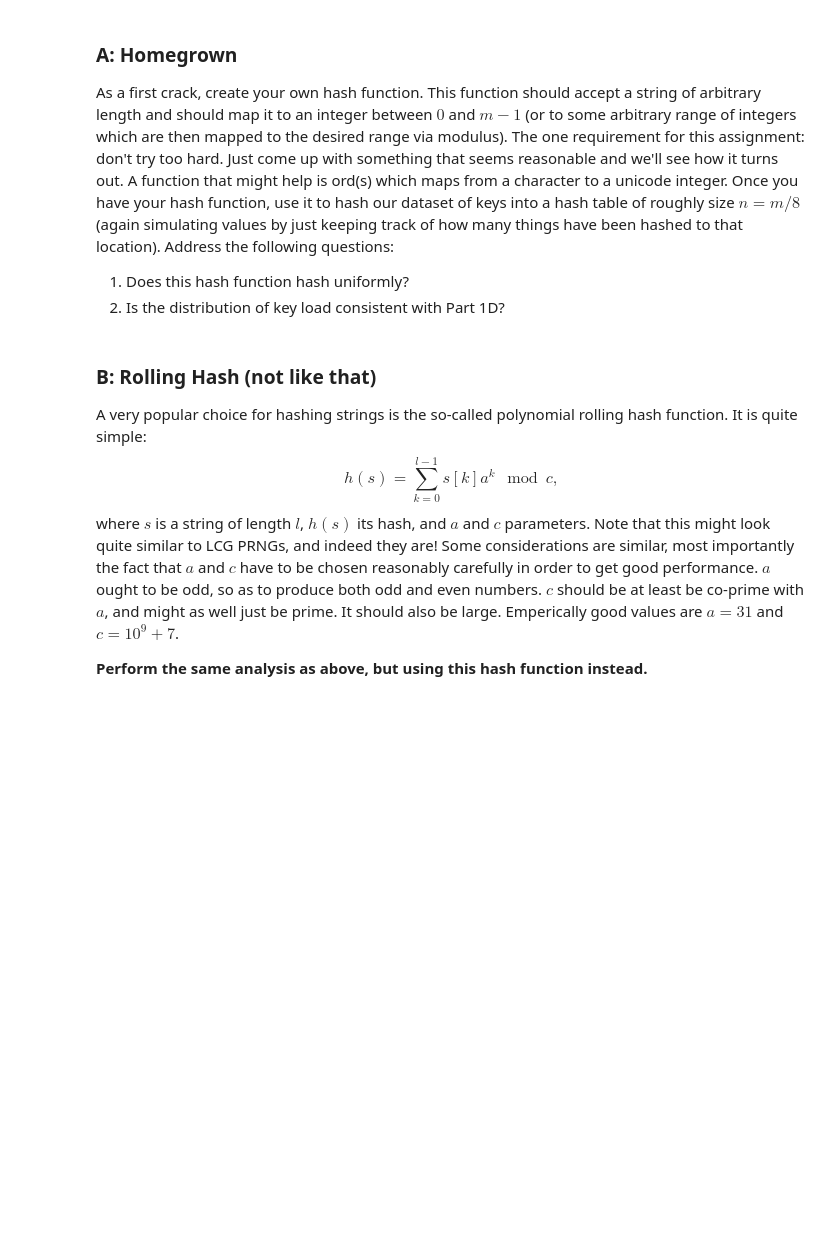
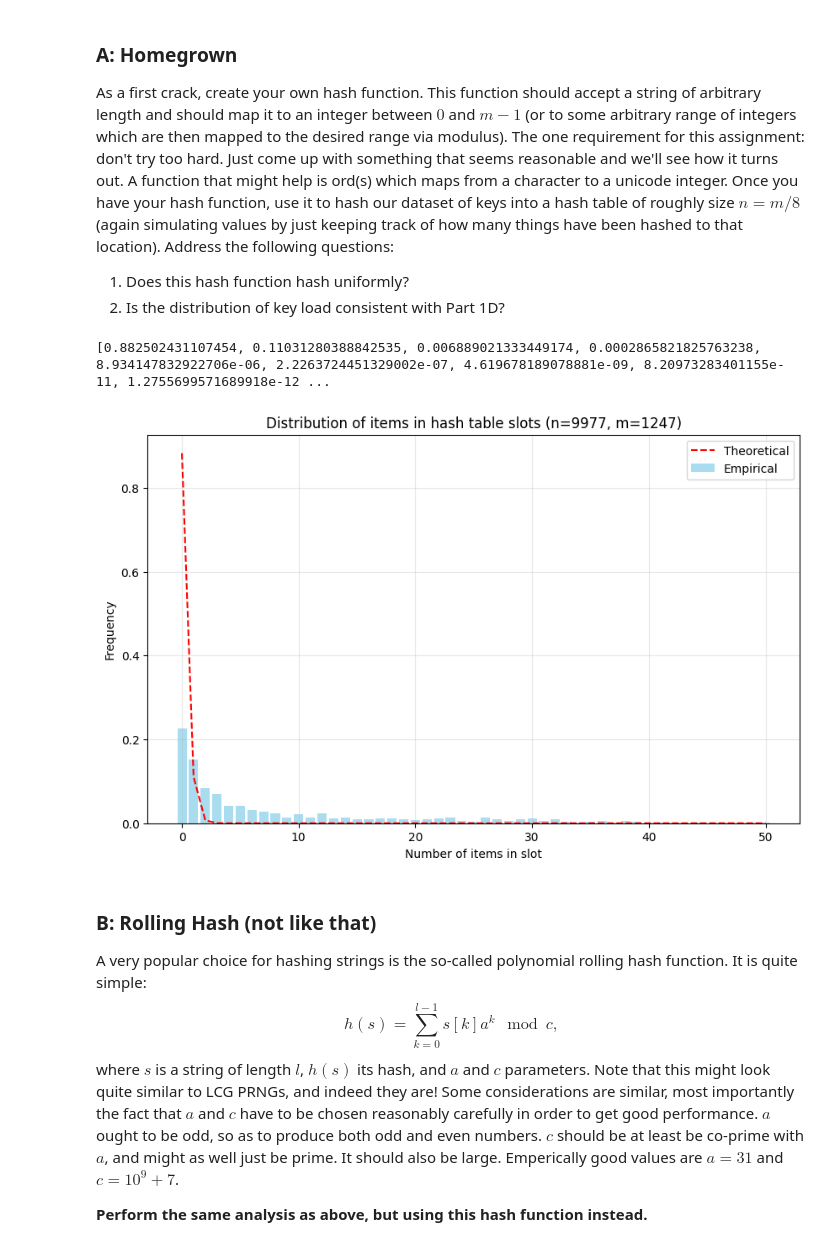
Before and after one commit to cake-dev/InfoRandoClass, a Jupyter notebook: computing_assignment_2_hashes.ipynb, the cells around one changed output. Drawn from its saved outputs; the diff is of its cells as text; code cells hidden in the pictures; blank space fills up the shorter version.

```diff
--- a/computing_assignment_2_hashes.ipynb
+++ b/computing_assignment_2_hashes.ipynb
@@ -255,6 +276,22 @@ print(keys)
 As a first crack, create your own hash function.  This function should accept a string of arbitrary length and should map it to an integer between $0$ and $m-1$ (or to some arbitrary range of integers which are then mapped to the desired range via modulus).  The one requirement for this assignment: don't try too hard.  Just come up with something that seems reasonable and we'll see how it turns out.  A function that might help is ord(s) which maps from a character to a unicode integer.  Once you have your hash function, use it to hash our dataset of keys into a hash table of roughly size $n=m/8$ (again simulating values by just keeping track of how many things have been hashed to that location).  Address the following questions:
 1. Does this hash function hash uniformly?
 2. Is the distribution of key load consistent with Part 1D?
+# %%
+def hash_function(key, m):
+    return sum([ord(c) for c in key]) % m
+
+m = len(keys)
+n = m // 8
+table = np.zeros(n)
+
+for key in keys:
+    idx = hash_function(key, n)
+    table[idx] += 1
+
+plot_bar_vs_theoretical(table, m, n)
+# %% [output]
+[0.882502431107454, 0.11031280388842535, 0.006889021333449174, 0.0002865821825763238, 8.934147832922706e-06, 2.2263724451329002e-07, 4.619678189078881e-09, 8.20973283401155e-11, 1.2755699571689918e-12 ...
+[figure, added]
 # %% [markdown]
 ### B: Rolling Hash (not like that)
 A very popular choice for hashing strings is the so-called polynomial rolling hash function.  It is quite simple:
```
Also changed, not shown: parts of 12 cells of this notebook.
